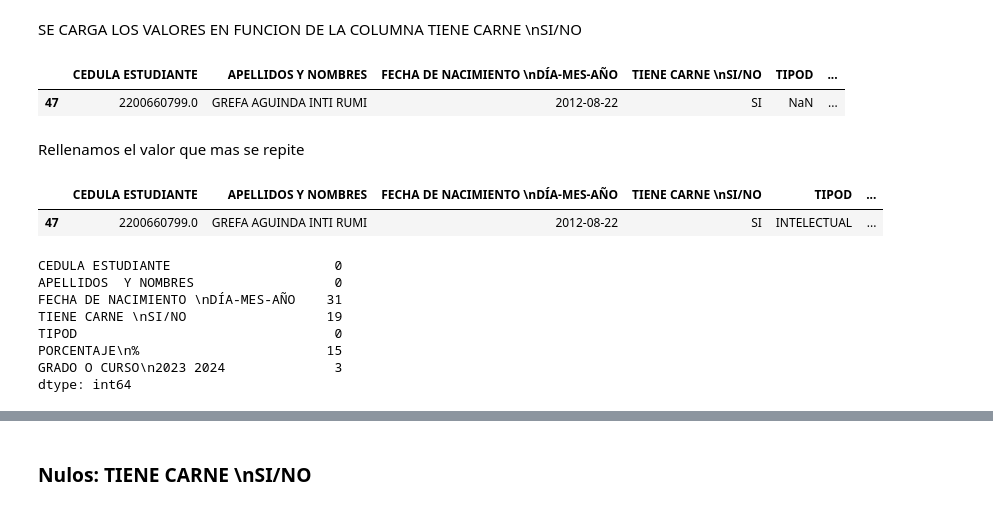
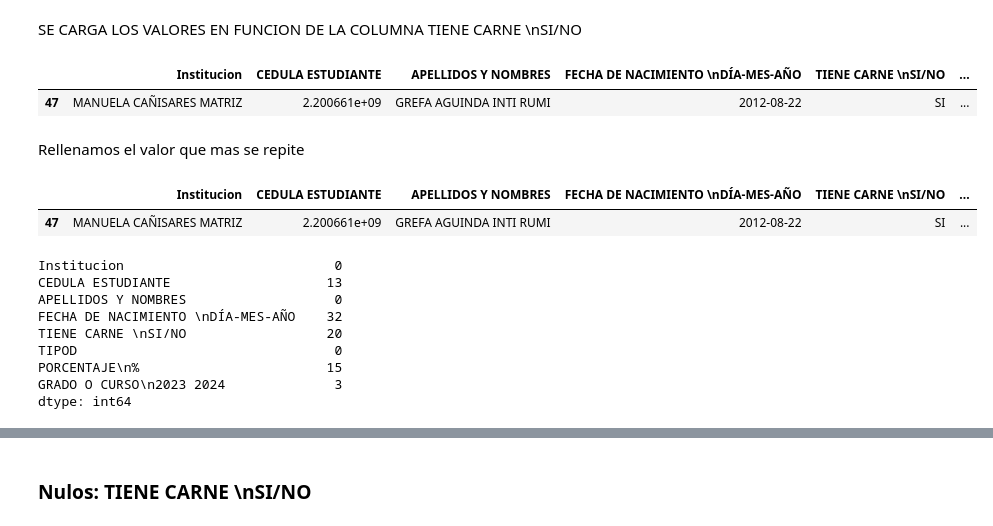
Before and after one commit to edgarMuno/DISCAPACIDADCLUSTERS, a Jupyter notebook: Vinculacion/Cluster.ipynb, the cells around one changed output, grey strips where cells are left out. Saved outputs shown, nothing was run; the diff lists cells and outputs as text; code cells hidden in the pictures.

```diff
--- a/Vinculacion/Cluster.ipynb
+++ b/Vinculacion/Cluster.ipynb
@@ -31,14 +32,3 @@ df.head()
 En esta seccion se procesara la data de cada una de las columnas. Al tener poca data no es faltible eliminar la data, si no q se aplicara tecnicas para autorellenar los valores faltante
 # %% [markdown]
 ### Transformacion de variables
-# %%
-
-# Cambiar a str las cedulas
-df['CEDULA ESTUDIANTE '] = df['CEDULA ESTUDIANTE '].astype(str)
-
-print(df.dtypes)
-df.head()
-
-
-
-#df.to_csv('data_clean.csv', index=False)
@@ -69,6 +57,7 @@ array(['INTELECTUAL', nan, 'FISICA', 'PSICOSOCIAL', 'VISUAL ',
 df['TIPOD'] = df['TIPOD'].str.upper()
 # borrar espacio al inicio o final
 df['TIPOD'] = df['TIPOD'].apply(lambda x: str(x).strip() if isinstance(x, str) else x)
+df['APELLIDOS Y NOMBRES'] = df['APELLIDOS Y NOMBRES'].apply(lambda x: str(x).strip() if isinstance(x, str) else x)
 #df['TIPOD'].unique()
 # %%
 df['TIPOD'].unique()
@@ -149,7 +136,7 @@ df["TIPOD"] = np.where(df["TIENE CARNE \nSI/NO"]=='NO', 'NINGUNA',df["TIPOD"])
 
 df.loc[(df.loc[:, "TIPOD"].isnull()) ]
 # %% [output]
-|  | CEDULA ESTUDIANTE | APELLIDOS Y NOMBRES | FECHA DE NACIMIENTO \nDÍA-MES-AÑO | TIENE CARNE \nSI/NO | TIPOD | ... |
-| 47 | 2200660799.0 | GREFA AGUINDA INTI RUMI | 2012-08-22 | SI | NaN | ... |
+|  | Institucion | CEDULA ESTUDIANTE | APELLIDOS Y NOMBRES | FECHA DE NACIMIENTO \nDÍA-MES-AÑO | TIENE CARNE \nSI/NO | ... |
+| 47 | MANUELA CAÑISARES MATRIZ | 2.200661e+09 | GREFA AGUINDA INTI RUMI | 2012-08-22 | SI | ... |
 # %% [markdown]
 Rellenamos el valor que mas se repite
@@ -156,17 +145,19 @@ Rellenamos el valor que mas se repite
 # %%
 #RELLENAR LOS VALORES NULOS CON EL VALOR Q MAS SE REPITE
+
 df['TIPOD'] = df['TIPOD'].fillna(df['TIPOD'].mode()[0])
-df.loc[(df.loc[:, "CEDULA ESTUDIANTE "]=='2200660799.0') ]
+df.loc[(df.loc[:, "APELLIDOS Y NOMBRES"]=='GREFA AGUINDA INTI RUMI') ]
 # %% [output]
-|  | CEDULA ESTUDIANTE | APELLIDOS Y NOMBRES | FECHA DE NACIMIENTO \nDÍA-MES-AÑO | TIENE CARNE \nSI/NO | TIPOD | ... |
-| 47 | 2200660799.0 | GREFA AGUINDA INTI RUMI | 2012-08-22 | SI | INTELECTUAL | ... |
+|  | Institucion | CEDULA ESTUDIANTE | APELLIDOS Y NOMBRES | FECHA DE NACIMIENTO \nDÍA-MES-AÑO | TIENE CARNE \nSI/NO | ... |
+| 47 | MANUELA CAÑISARES MATRIZ | 2.200661e+09 | GREFA AGUINDA INTI RUMI | 2012-08-22 | SI | ... |
 # %%
 df.isnull().sum()
 # %% [output]
-CEDULA ESTUDIANTE                     0
-APELLIDOS  Y NOMBRES                  0
-FECHA DE NACIMIENTO \nDÍA-MES-AÑO    31
-TIENE CARNE \nSI/NO                  19
+Institucion                           0
+CEDULA ESTUDIANTE                    13
+APELLIDOS Y NOMBRES                   0
+FECHA DE NACIMIENTO \nDÍA-MES-AÑO    32
+TIENE CARNE \nSI/NO                  20
 TIPOD                                 0
 PORCENTAJE\n%                        15
 GRADO O CURSO\n2023 2024              3
```
Also changed, not shown: parts of 61 cells of this notebook.
